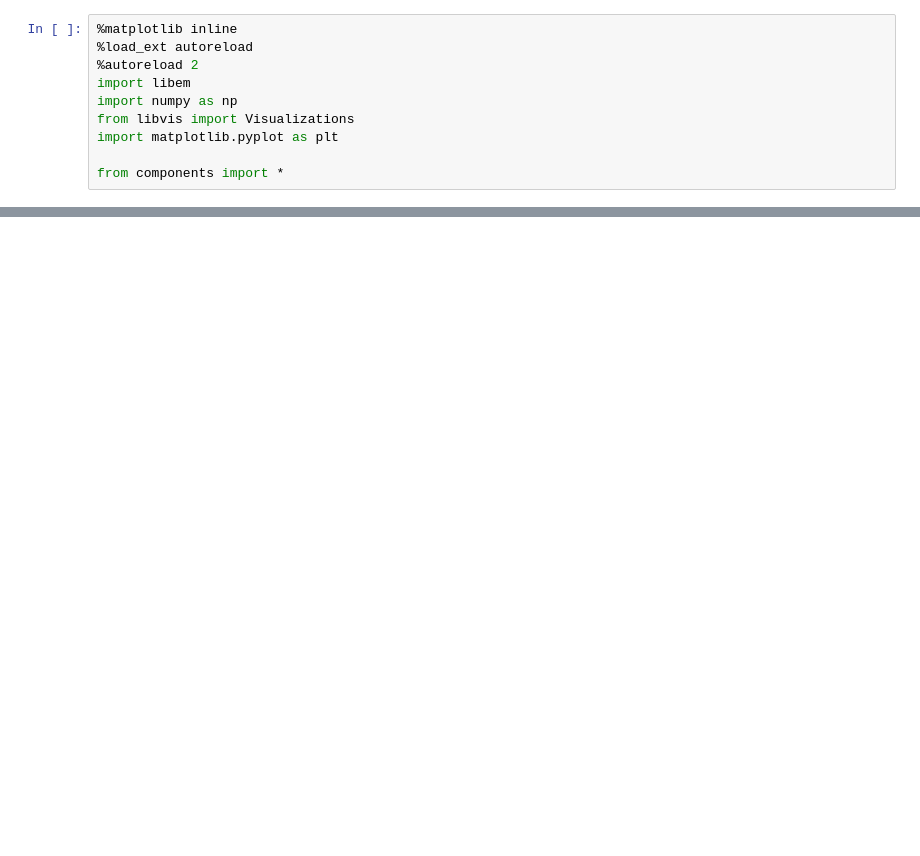
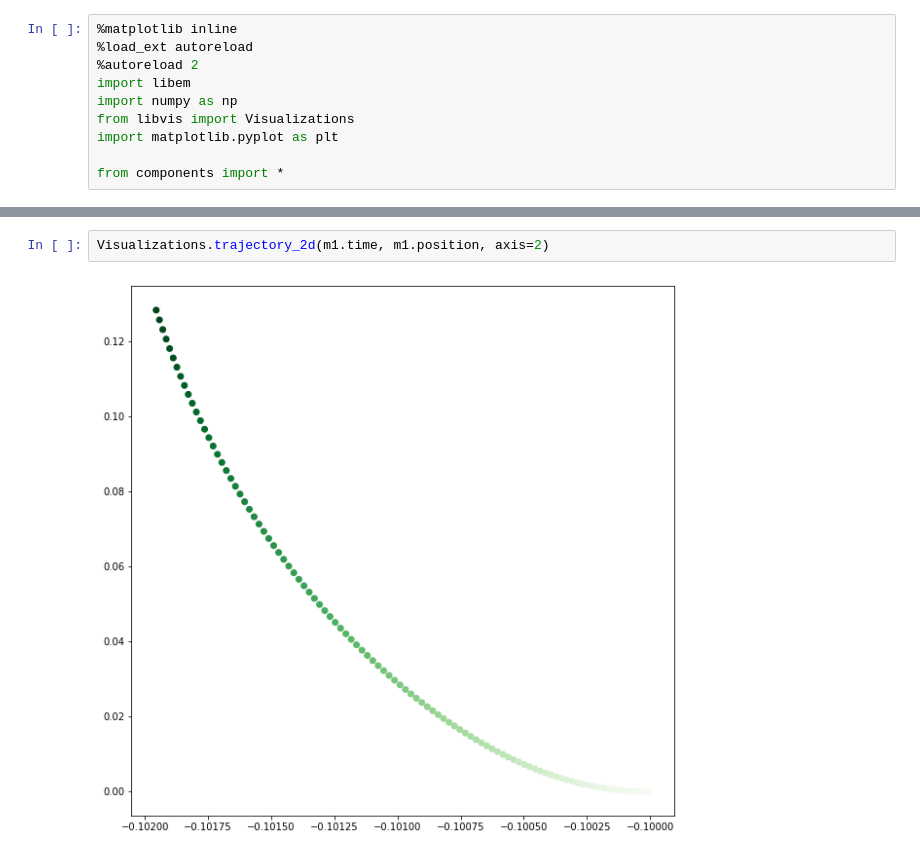
Before and after one commit to afurman2/Phys1600Final, a Jupyter notebook: FinalProject.ipynb, the cells around one changed output, grey strips where cells are left out. Saved outputs shown, nothing was run; the diff lists cells and outputs as text; blank space fills up the shorter version.

```diff
--- a/FinalProject.ipynb
+++ b/FinalProject.ipynb
@@ -56,0 +51,4 @@ plt.show()
+# %%
+Visualizations.trajectory_2d(m1.time, m1.position, axis=2)
+# %% [output]
+[figure, added]
```
Also changed, not shown: parts of 6 cells of this notebook, 1 other file.
